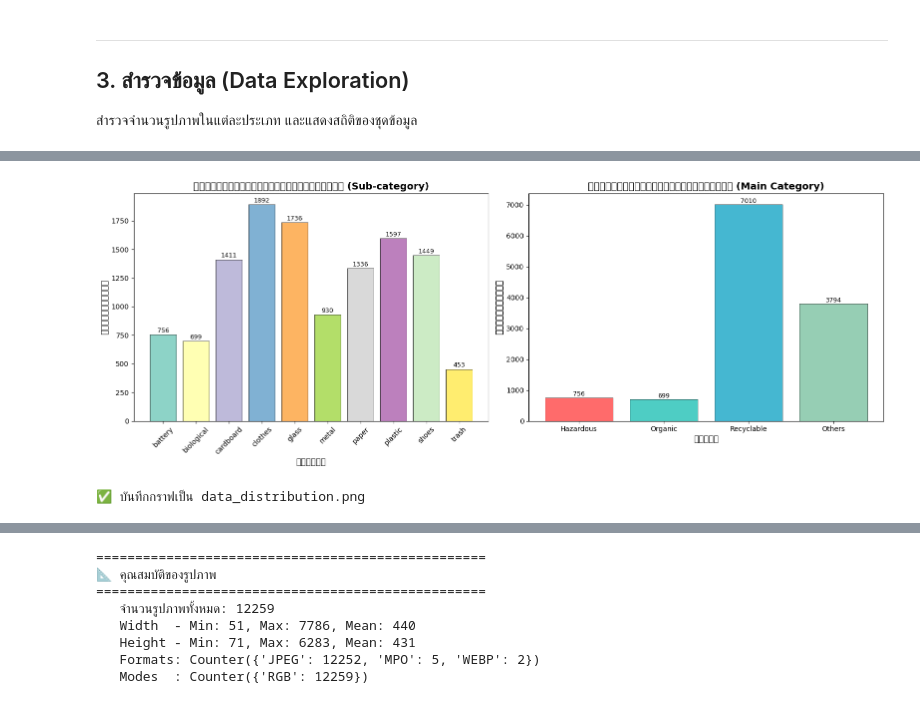
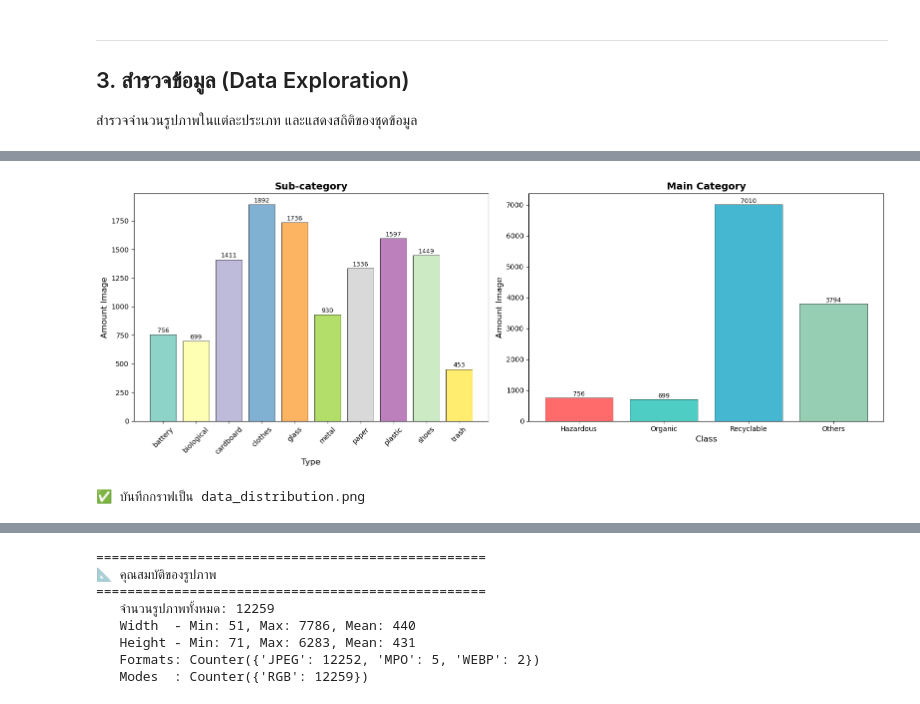
Before and after one commit to K400000/Garbage-Type-Detected, a Jupyter notebook: data_preparation.ipynb, the cells around one changed output, grey strips where cells are left out. Cells and saved outputs as stored; diff of their text form; code cells hidden in the pictures.

```diff
--- a/data_preparation.ipynb
+++ b/data_preparation.ipynb
@@ -144,32 +140,32 @@ print(f"   {'Total':<12}: {total:>5} รูป")
 # %%
 # สร้างกราฟแสดงจำนวนรูปภาพ
 fig, axes = plt.subplots(1, 2, figsize=(16, 6))
 
 # กราฟ 1: จำนวนรูปภาพแต่ละประเภทย่อย
 colors_sub = plt.cm.Set3(np.linspace(0, 1, len(sub_category_counts)))
 bars1 = axes[0].bar(sub_category_counts.keys(), sub_category_counts.values(), color=colors_sub, edgecolor='black', linewidth=0.5)
-axes[0].set_title('จำนวนรูปภาพแต่ละประเภทย่อย (Sub-category)', fontsize=14, fontweight='bold')
-axes[0].set_xlabel('ประเภท', fontsize=12)
-axes[0].set_ylabel('จำนวนรูปภาพ', fontsize=12)
+axes[0].set_title('Sub-category', fontsize=14, fontweight='bold')
+axes[0].set_xlabel('Type', fontsize=12)
+axes[0].set_ylabel('Amount Image', fontsize=12)
 axes[0].tick_params(axis='x', rotation=45)
 for bar in bars1:
     axes[0].text(bar.get_x() + bar.get_width()/2., bar.get_height() + 5,
                  f'{int(bar.get_height())}', ha='center', va='bottom', fontsize=9)
 
 # กราฟ 2: จำนวนรูปภาพแต่ละกลุ่มหลัก
 colors_main = ['#FF6B6B', '#4ECDC4', '#45B7D1', '#96CEB4']
 bars2 = axes[1].bar(main_category_counts.keys(), main_category_counts.values(), color=colors_main, edgecolor='black', linewidth=0.5)
-axes[1].set_title('จำนวนรูปภาพแต่ละกลุ่มหลัก (Main Category)', fontsize=14, fontweight='bold')
-axes[1].set_xlabel('กลุ่ม', fontsize=12)
-axes[1].set_ylabel('จำนวนรูปภาพ', fontsize=12)
+axes[1].set_title('Main Category', fontsize=14, fontweight='bold')
+axes[1].set_xlabel('Class', fontsize=12)
+axes[1].set_ylabel('Amount Image', fontsize=12)
 for bar in bars2:
     axes[1].text(bar.get_x() + bar.get_width()/2., bar.get_height() + 5,
                  f'{int(bar.get_height())}', ha='center', va='bottom', fontsize=9)
 
 plt.tight_layout()
 plt.savefig('data_distribution.png', dpi=150, bbox_inches='tight')
 plt.show()
 print("✅ บันทึกกราฟเป็น data_distribution.png")
 # %% [output]
-[figure, old version]
+[figure, new version]
 ✅ บันทึกกราฟเป็น data_distribution.png
```
Also changed, not shown: parts of 24 cells of this notebook, 2 other files.
